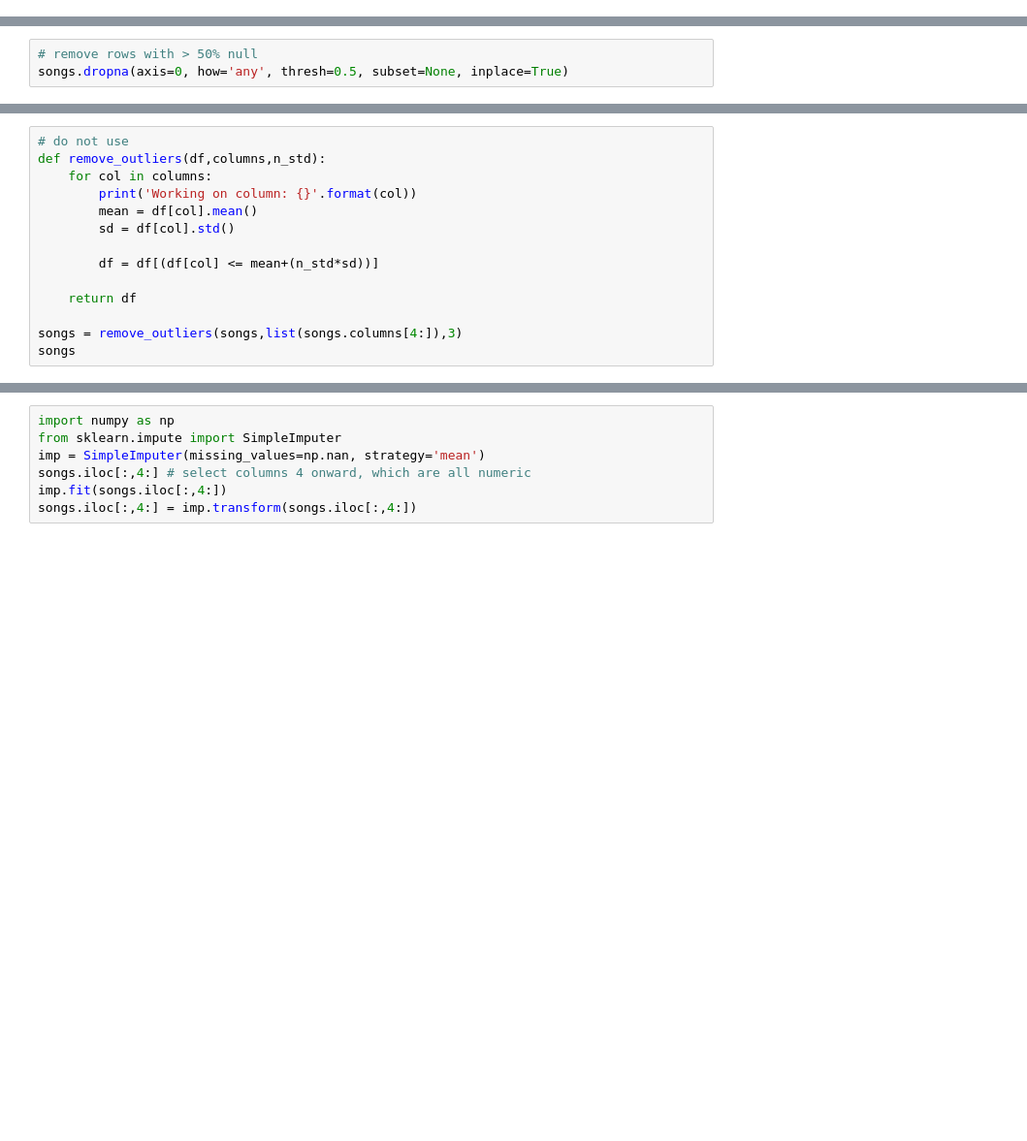
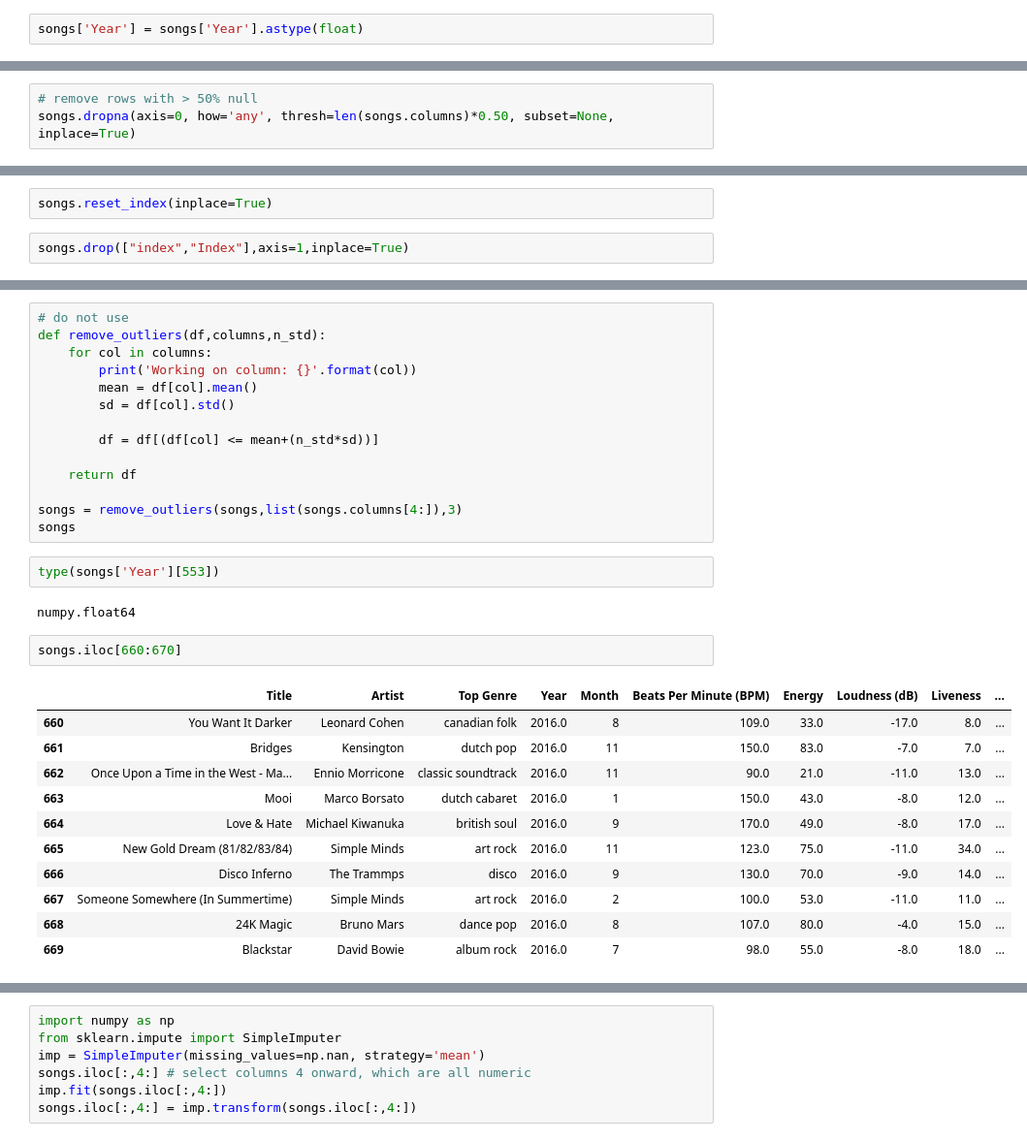
Before and after one commit to plmorris/Multiple-Linear-Regression, a Jupyter notebook: dataProcessing.ipynb, the cells around one changed output, grey strips where cells are left out. Shown at 97% size. Saved outputs shown, nothing was run; the diff lists cells and outputs as text; blank space fills up the shorter version.

```diff
--- a/dataProcessing.ipynb
+++ b/dataProcessing.ipynb
@@ -76,3 +121,5 @@ songs['Month'] = songs['Month'].astype(int)
+# %%
+songs['Year'] = songs['Year'].astype(float)
 # %%
 # did not work
 songs['Month'].loc[pd.to_numeric(songs['Month'], errors='coerce').isna()]
@@ -91,3 +164,3 @@ songs['Month'][1]
 # %%
 # remove rows with > 50% null
-songs.dropna(axis=0, how='any', thresh=0.5, subset=None, inplace=True)
+songs.dropna(axis=0, how='any', thresh=len(songs.columns)*0.50, subset=None, inplace=True)
@@ -117,3 +196,7 @@ memory usage: 210.4+ KB
+# %%
+songs.reset_index(inplace=True)
+# %%
+songs.drop(["index","Index"],axis=1,inplace=True)
 # %%
 songs_desc = songs.describe()
 songs_desc
@@ -164,6 +256,24 @@ def remove_outliers(df,columns,n_std):
 
 songs = remove_outliers(songs,list(songs.columns[4:]),3)
 songs
+# %%
+type(songs['Year'][553])
+# %% [output]
+numpy.float64
+# %%
+songs.iloc[660:670]
+# %% [output]
+|  | Title | Artist | Top Genre | Year | Month | Beats Per Minute (BPM) | Energy | Loudness (dB) | Liveness | ... |
+| 660 | You Want It Darker | Leonard Cohen | canadian folk | 2016.0 | 8 | 109.0 | 33.0 | -17.0 | 8.0 | ... |
+| 661 | Bridges | Kensington | dutch pop | 2016.0 | 11 | 150.0 | 83.0 | -7.0 | 7.0 | ... |
+| 662 | Once Upon a Time in the West - Ma... | Ennio Morricone | classic soundtrack | 2016.0 | 11 | 90.0 | 21.0 | -11.0 | 13.0 | ... |
+| 663 | Mooi | Marco Borsato | dutch cabaret | 2016.0 | 1 | 150.0 | 43.0 | -8.0 | 12.0 | ... |
+| 664 | Love & Hate | Michael Kiwanuka | british soul | 2016.0 | 9 | 170.0 | 49.0 | -8.0 | 17.0 | ... |
+| 665 | New Gold Dream (81/82/83/84) | Simple Minds | art rock | 2016.0 | 11 | 123.0 | 75.0 | -11.0 | 34.0 | ... |
+| 666 | Disco Inferno | The Trammps | disco | 2016.0 | 9 | 130.0 | 70.0 | -9.0 | 14.0 | ... |
+| 667 | Someone Somewhere (In Summertime) | Simple Minds | art rock | 2016.0 | 2 | 100.0 | 53.0 | -11.0 | 11.0 | ... |
+| 668 | 24K Magic | Bruno Mars | dance pop | 2016.0 | 8 | 107.0 | 80.0 | -4.0 | 15.0 | ... |
+| 669 | Blackstar | David Bowie | album rock | 2016.0 | 7 | 98.0 | 55.0 | -8.0 | 18.0 | ... |
 # %%
 outlier_columns = set()
 for col in list(songs.columns[4:]):
```
Also changed, not shown: parts of 26 cells of this notebook.
